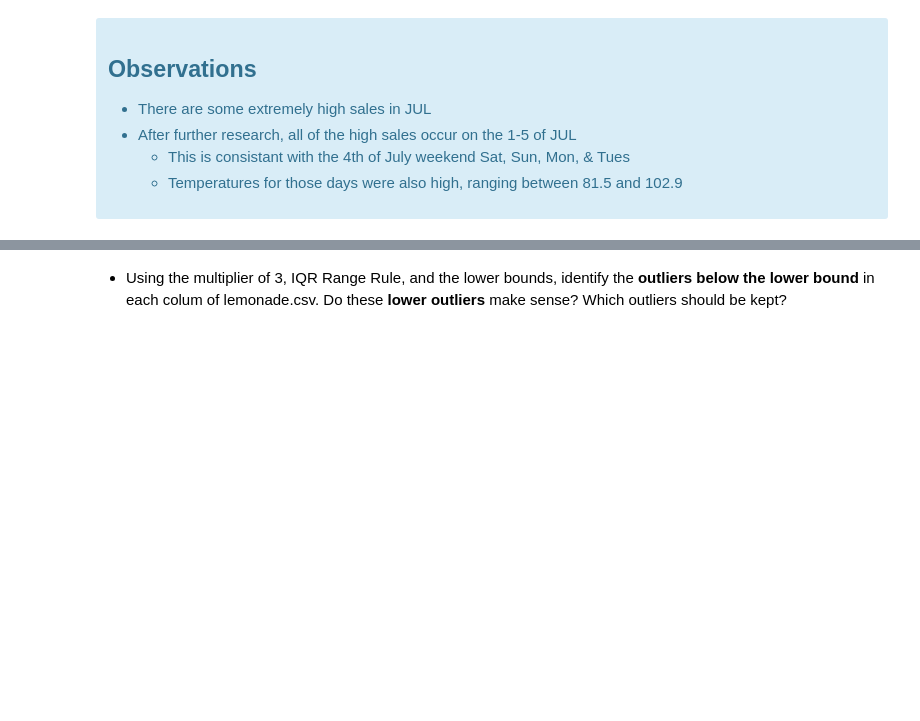
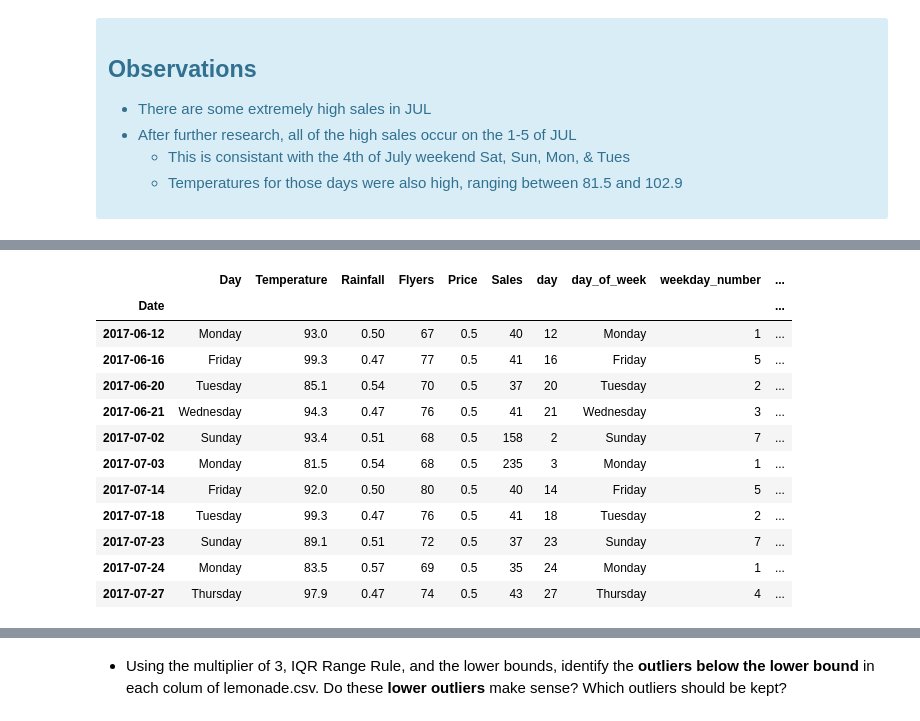
Before and after one commit to QMCBT-JustinEvans/anomaly-detection-exercises, a Jupyter notebook: continuous_probabilistic_methods.ipynb, the cells around one changed output, grey strips where cells are left out. Saved outputs shown, nothing was run; the diff lists cells and outputs as text; code cells hidden in the pictures; blank space fills up the shorter version.

```diff
--- a/continuous_probabilistic_methods.ipynb
+++ b/continuous_probabilistic_methods.ipynb
@@ -368,0 +603,17 @@ plt.show()
+# %%
+# Show z_score for a given column as a DataFrame
+z_outliers['Flyers']['df']
+# %% [output]
+|  | Day | Temperature | Rainfall | Flyers | Price | Sales | day | day_of_week | weekday_number | ... |
+| Date |  |  |  |  |  |  |  |  |  | ... |
+| 2017-06-12 | Monday | 93.0 | 0.50 | 67 | 0.5 | 40 | 12 | Monday | 1 | ... |
+| 2017-06-16 | Friday | 99.3 | 0.47 | 77 | 0.5 | 41 | 16 | Friday | 5 | ... |
+| 2017-06-20 | Tuesday | 85.1 | 0.54 | 70 | 0.5 | 37 | 20 | Tuesday | 2 | ... |
+| 2017-06-21 | Wednesday | 94.3 | 0.47 | 76 | 0.5 | 41 | 21 | Wednesday | 3 | ... |
+| 2017-07-02 | Sunday | 93.4 | 0.51 | 68 | 0.5 | 158 | 2 | Sunday | 7 | ... |
+| 2017-07-03 | Monday | 81.5 | 0.54 | 68 | 0.5 | 235 | 3 | Monday | 1 | ... |
+| 2017-07-14 | Friday | 92.0 | 0.50 | 80 | 0.5 | 40 | 14 | Friday | 5 | ... |
+| 2017-07-18 | Tuesday | 99.3 | 0.47 | 76 | 0.5 | 41 | 18 | Tuesday | 2 | ... |
+| 2017-07-23 | Sunday | 89.1 | 0.51 | 72 | 0.5 | 37 | 23 | Sunday | 7 | ... |
+| 2017-07-24 | Monday | 83.5 | 0.57 | 69 | 0.5 | 35 | 24 | Monday | 1 | ... |
+| 2017-07-27 | Thursday | 97.9 | 0.47 | 74 | 0.5 | 43 | 27 | Thursday | 4 | ... |
```
Also changed, not shown: parts of 19 cells of this notebook.
